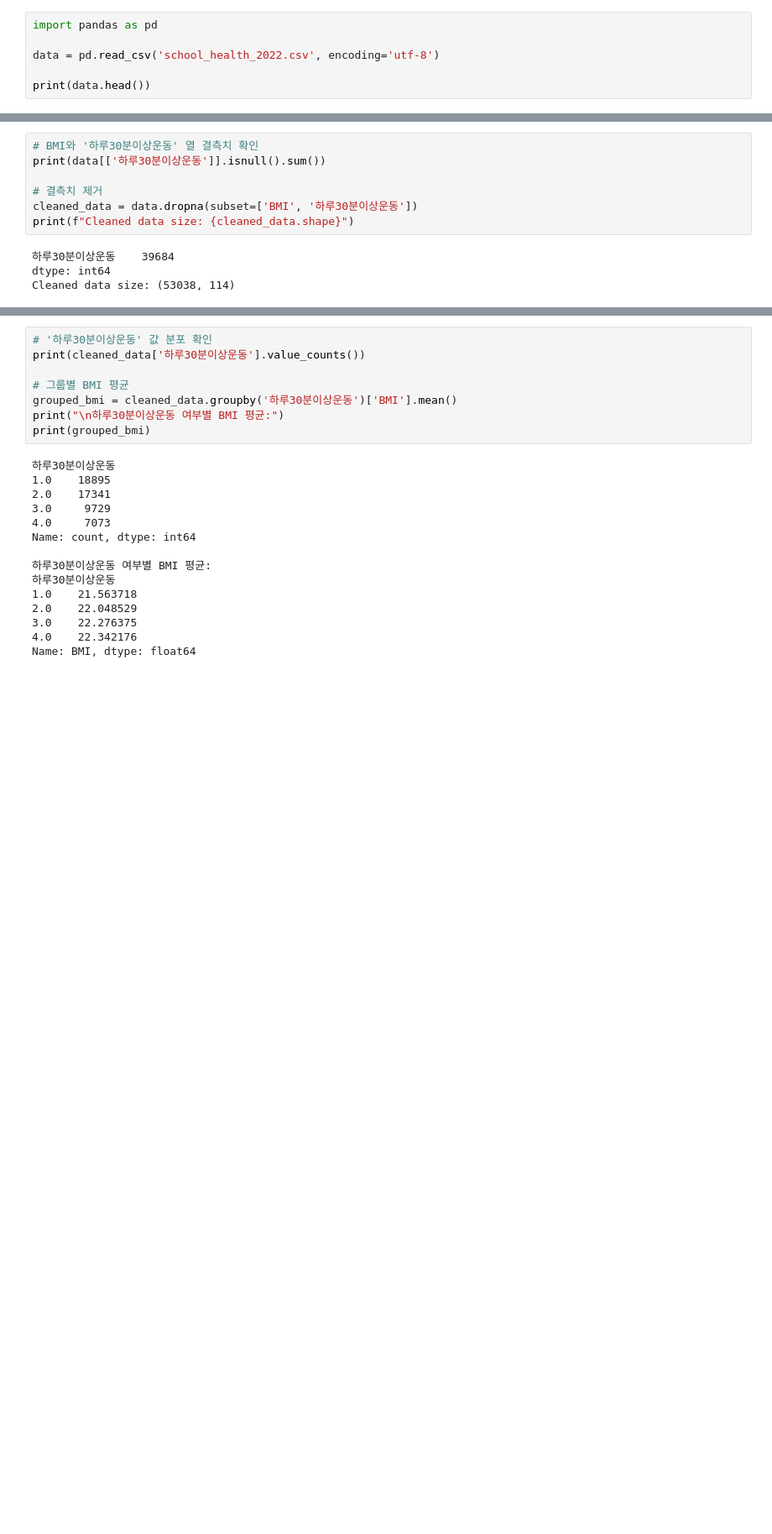
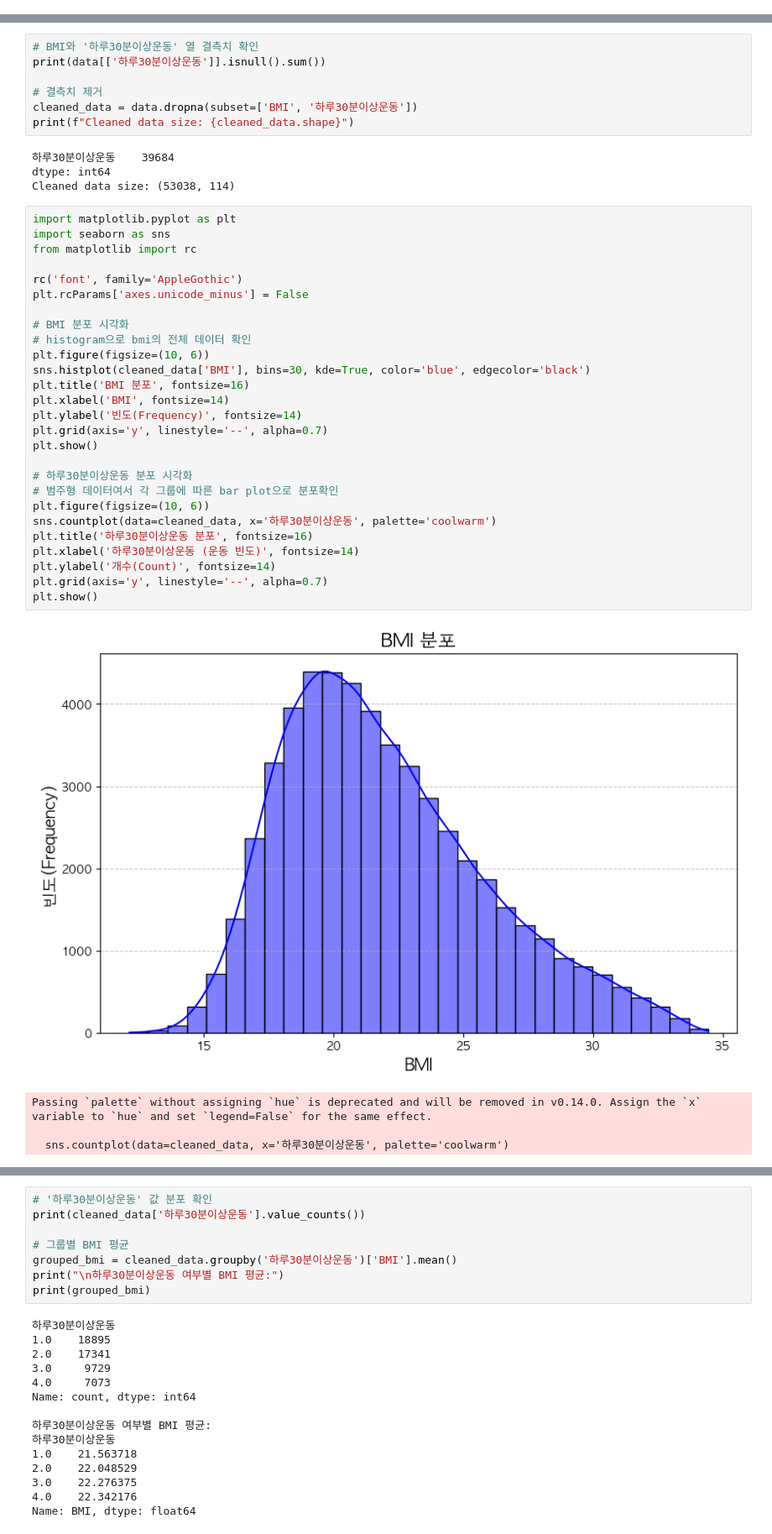
Before and after one commit to Statistical-Data-Analysis-2024/team-project, a Jupyter notebook: src/EDA/EDA_WorkOut_BMI.ipynb, the cells around one changed output, grey strips where cells are left out. Shown: that part at 84% size. Cells and saved outputs as stored; diff of their text form; blank space fills up the shorter version.

```diff
--- a/src/EDA/EDA_WorkOut_BMI.ipynb
+++ b/src/EDA/EDA_WorkOut_BMI.ipynb
@@ -104,6 +55,0 @@ pip install openpyxl
-# %%
-import pandas as pd
-
-data = pd.read_csv('school_health_2022.csv', encoding='utf-8')
-
-print(data.head())
@@ -165,3 +134,35 @@ print(f"Cleaned data size: {cleaned_data.shape}")
 하루30분이상운동    39684
 dtype: int64
 Cleaned data size: (53038, 114)
+# %%
+import matplotlib.pyplot as plt
+import seaborn as sns
+from matplotlib import rc
+
+rc('font', family='AppleGothic')
+plt.rcParams['axes.unicode_minus'] = False
+
+# BMI 분포 시각화
+# histogram으로 bmi의 전체 데이터 확인
+plt.figure(figsize=(10, 6))
+sns.histplot(cleaned_data['BMI'], bins=30, kde=True, color='blue', edgecolor='black')
+plt.title('BMI 분포', fontsize=16)
+plt.xlabel('BMI', fontsize=14)
+plt.ylabel('빈도(Frequency)', fontsize=14)
+plt.grid(axis='y', linestyle='--', alpha=0.7)
+plt.show()
+
+# 하루30분이상운동 분포 시각화
+# 범주형 데이터여서 각 그룹에 따른 bar plot으로 분포확인
+plt.figure(figsize=(10, 6))
+sns.countplot(data=cleaned_data, x='하루30분이상운동', palette='coolwarm')
+plt.title('하루30분이상운동 분포', fontsize=16)
+plt.xlabel('하루30분이상운동 (운동 빈도)', fontsize=14)
+plt.ylabel('개수(Count)', fontsize=14)
+plt.grid(axis='y', linestyle='--', alpha=0.7)
+plt.show()
+# %% [output]
+[figure, added]
+Passing `palette` without assigning `hue` is deprecated and will be removed in v0.14.0. Assign the `x` variable to `hue` and set `legend=False` for the same effect.
+
+  sns.countplot(data=cleaned_data, x='하루30분이상운동', palette='coolwarm')
```
Also changed, not shown: parts of 41 cells of this notebook.
